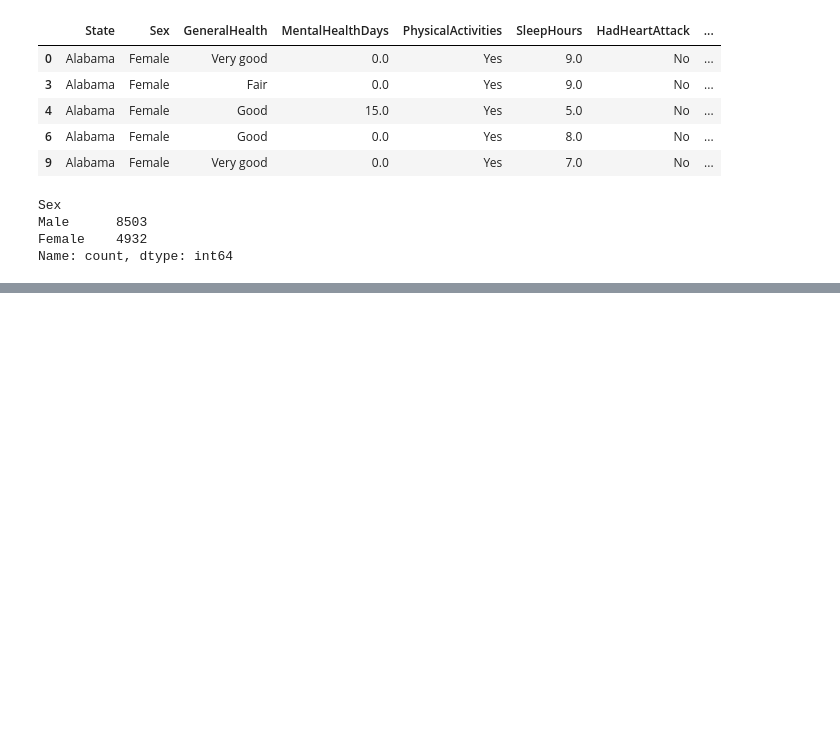
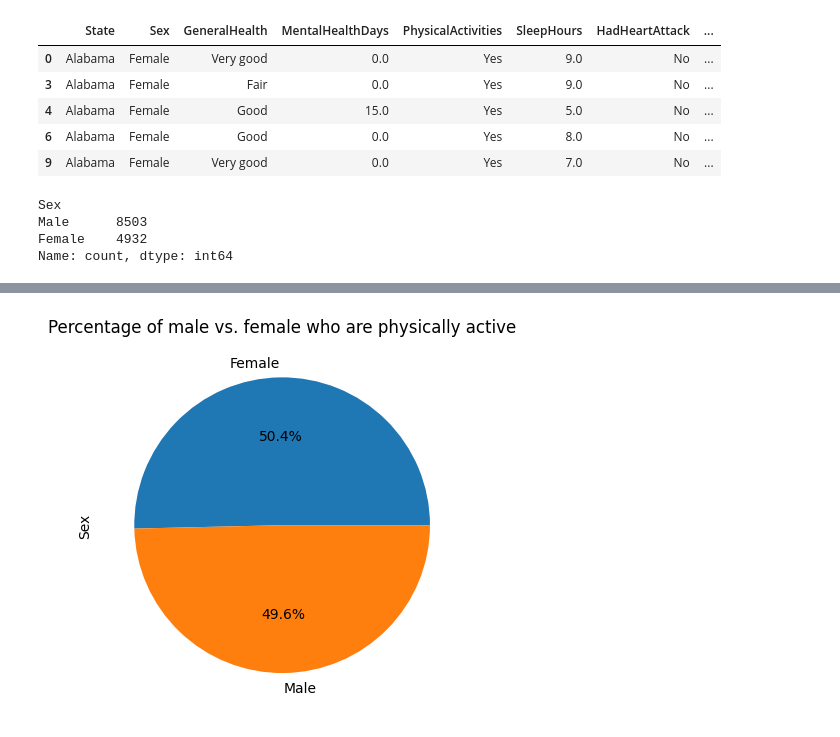
Before and after one commit to RickGrimesCodes/Project-1-GREEN-TEAM-, a Jupyter notebook: jupyterCode/Heart_Disease_male_vs_female.ipynb, the cells around one changed output, grey strips where cells are left out. Saved outputs shown, nothing was run; the diff lists cells and outputs as text; code cells hidden in the pictures; blank space fills up the shorter version.

```diff
--- a/jupyterCode/Heart_Disease_male_vs_female.ipynb
+++ b/jupyterCode/Heart_Disease_male_vs_female.ipynb
@@ -99,0 +101,7 @@ plt.savefig("../visualizations/Alcohol Status of male vs female.png")
+# %%
+# Generate pie plot for physically active of male vs. female
+female_vs_male = new_heart_dataframe.loc[new_heart_dataframe["PhysicalActivities"]=="Yes"].value_counts("Sex")
+pie_plot = female_vs_male.plot(kind='pie', ylabel='Sex', autopct='%1.1f%%', title="Percentage of male vs. female who are physically active")
+plt.savefig("../visualizations/Physically active Status of male vs female.png")
+# %% [output]
+[figure, added]
```
Also changed, not shown: parts of 5 cells of this notebook.
